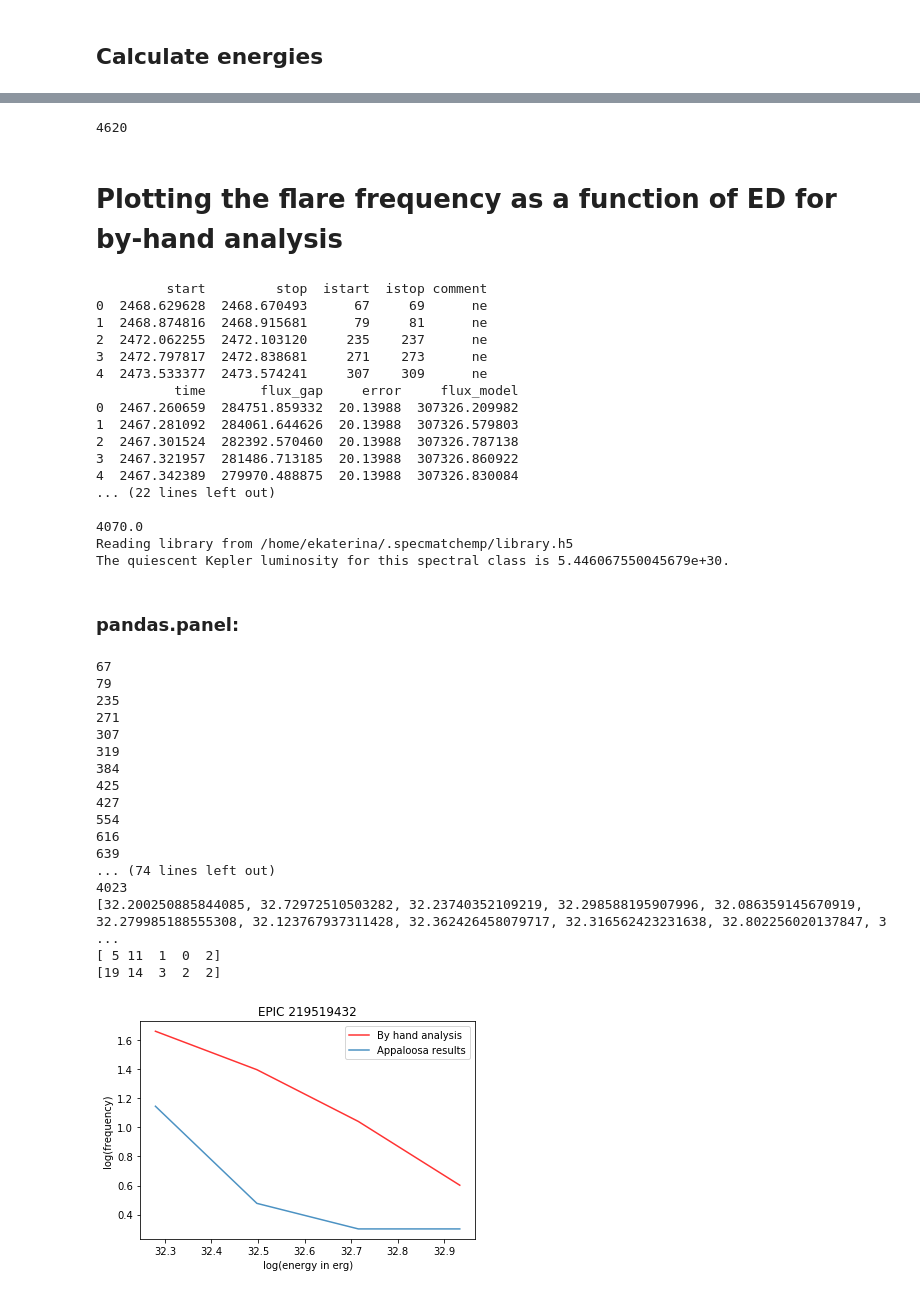
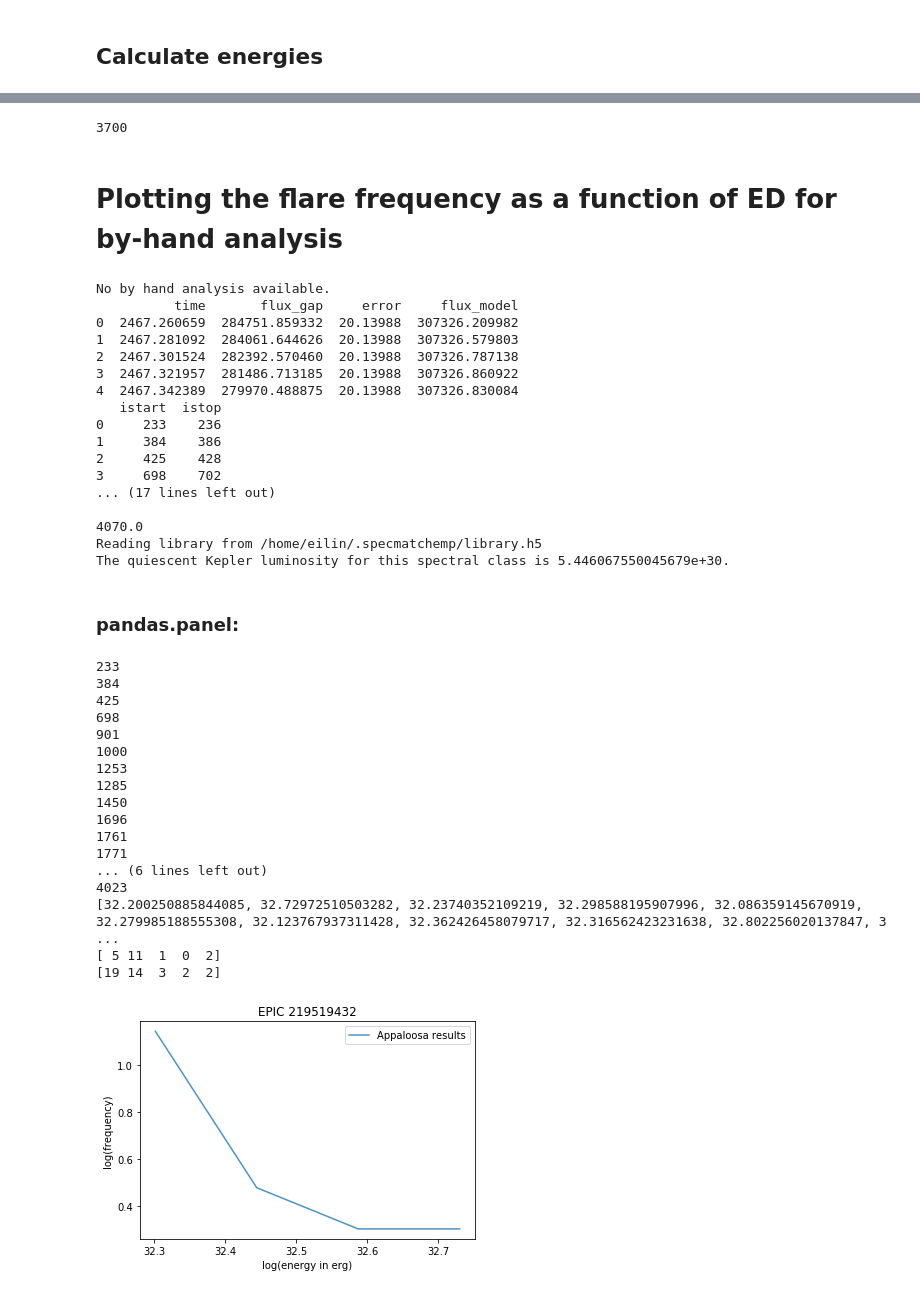
Before and after one commit to ekaterinailin/k2-panstarrs-sampedro, a Jupyter notebook: Energies.ipynb, the cells around one changed output, grey strips where cells are left out. Saved outputs shown, nothing was run; the diff lists cells and outputs as text; code cells hidden in the pictures.

```diff
--- a/Energies.ipynb
+++ b/Energies.ipynb
@@ -499,11 +500,13 @@ def spec_class_to_Teff(s):
     #set index of data frame to be T_eff
     params.set_index('Teff',inplace=True)
     #find and return the T_eff that correspods to the given spectral class:
-    return params[params.dwarf==s].index.values[0]
-
-spec_class_to_Teff('K4')
+    try:
+        return params[params.dwarf==s].index.values[0]
+    except IndexError:
+        return None
+spec_class_to_Teff('M1')
 # %% [output]
-4620
+3700
 # %% [markdown]
 # Plotting the flare frequency as a function of ED for by-hand analysis
 # %%
@@ -527,8 +530,12 @@ def import_flares(cluster, oid):
     objectid = str(oid)
     loc = 'share/cross_match/union/' + cluster + '_post_appa/' + objectid
     myloc = loc + '_my_flares.txt'
-    myflares = pd.read_csv(myloc, names= ['start','stop','istart','istop','comment'])
-    print(myflares.head())
+    try:
+        myflares = pd.read_csv(myloc, names= ['start','stop','istart','istop','comment'])
+        print(myflares.head())
+    except OSError:
+        print('No by hand analysis available.')
+        myflares = []
     appaloc = loc + '.txt'
     appaflares = pd.read_csv(appaloc, names= ['time','flux_gap','error','flux_model'])
     print(appaflares.head())
@@ -541,7 +548,7 @@ def import_flares(cluster, oid):
 
 cluster='Ruprecht_147'
 oid = 219519432
-
+objectid = str(oid)
 myflares, appaflares, appaids = import_flares(cluster, oid)
 param_dict, basics = import_params()
 best_lum_class,best_spec_class,lum_opt = optimize_spec_class_ID(oid,param_dict)
@@ -551,22 +558,22 @@ print(T)
 L_quiet = kepler_luminosity(T)
 print('The quiescent Kepler luminosity for this spectral class is {}.'.format(L_quiet))
 # %% [output]
-         start         stop  istart  istop comment
-0  2468.629628  2468.670493      67     69      ne
-1  2468.874816  2468.915681      79     81      ne
-2  2472.062255  2472.103120     235    237      ne
-3  2472.797817  2472.838681     271    273      ne
-4  2473.533377  2473.574241     307    309      ne
+No by hand analysis available.
           time       flux_gap     error     flux_model
 0  2467.260659  284751.859332  20.13988  307326.209982
 1  2467.281092  284061.644626  20.13988  307326.579803
 2  2467.301524  282392.570460  20.13988  307326.787138
 3  2467.321957  281486.713185  20.13988  307326.860922
 4  2467.342389  279970.488875  20.13988  307326.830084
-... (22 lines left out)
+   istart  istop
+0     233    236
+1     384    386
+2     425    428
+3     698    702
+... (17 lines left out)
 
 4070.0
-Reading library from /home/ekaterina/.specmatchemp/library.h5
+Reading library from /home/eilin/.specmatchemp/library.h5
 The quiescent Kepler luminosity for this spectral class is 5.446067550045679e+30.
 # %% [markdown]
 ### pandas.panel:
@@ -576,49 +583,51 @@ def cum_hist(flareids, appaflares, L_quiet,bins=5):
     for i,row in flareids.iterrows():
         print(row['istart'])
         ed = ED(row['istart'],row['istop'],appaflares.time,appaflares.flux_model,appaflares.flux_gap)
         ED_.append(np.log10(ed*24.*60.*60.*L_quiet))
-    print(ED_)
+
     hist, edges=np.histogram(ED_, bins=bins)
-    print(hist)
+
     hist = np.flip(np.cumsum(np.flip(hist,axis=0)),axis=0)
-    print(hist)
+
     return hist, edges
 
-histmy, edgesmy = cum_hist(myflares, appaflares, L_quiet,bins=5)
+#histmy, edgesmy = cum_hist(myflares, appaflares, L_quiet,bins=5)
 histAppa, edgesAppa = cum_hist(appaids, appaflares, L_quiet,bins=5)
 
-bin_edges_help = edgesmy[1:]
+#bin_edges_help = edgesmy[1:]
+bin_edges_help = edgesAppa[1:]
+edgesmy = edgesAppa
 binmids=[(x+edgesmy[i])/2. for i,x in enumerate(bin_edges_help)]
 
 plt.figure()
 plt.title('EPIC '+objectid)
-plt.plot(binmids[1:],np.log10(histmy[1:]),alpha=0.8,color='red',label='By hand analysis')
+#plt.plot(binmids[1:],np.log10(histmy[1:]),alpha=0.8,color='red',label='By hand analysis')
 plt.plot(binmids[1:],np.log10(histAppa[1:]),alpha=0.8,label='Appaloosa results')
 
 plt.legend()
 plt.xlabel('log(energy in erg)')
 plt.ylabel('log(frequency)')
 plt.show()
 
-def plot_CFFD(panel, objectid):
+#def plot_CFFD(panel, objectid):
 
 #plt.savefig('results/'+objectid+'_byhand_vs_Appaloosa.png')
 # %% [output]
-67
-79
-235
-271
-307
-319
+233
 384
 425
-427
-554
-616
-639
-... (74 lines left out)
+698
+901
+1000
+1253
+1285
+1450
+1696
+1761
+1771
+... (6 lines left out)
 4023
 [32.200250885844085, 32.72972510503282, 32.23740352109219, 32.298588195907996, 32.086359145670919, 32.279985188555308, 32.123767937311428, 32.362426458079717, 32.316562423231638, 32.802256020137847, 3 ...
 [ 5 11  1  0  2]
 [19 14  3  2  2]
-[figure, old version]
+[figure, new version]
```
Also changed, not shown: parts of 4 cells of this notebook, 2 other files.
